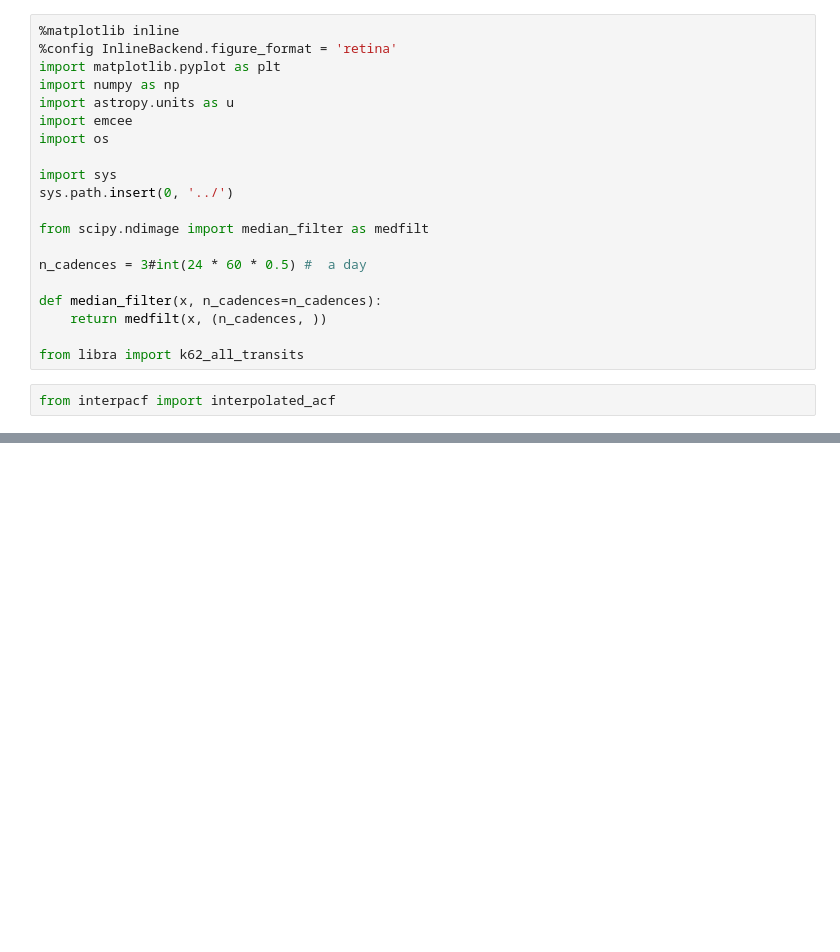
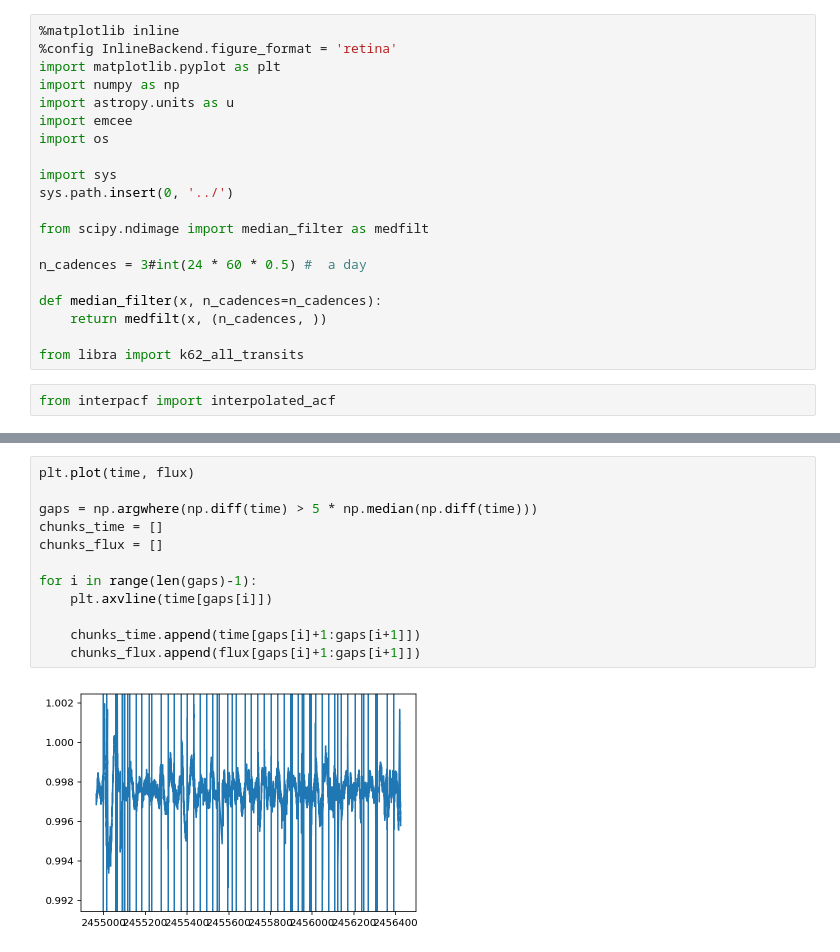
Before and after one commit to bmorris3/libra, a Jupyter notebook: notebooks/k62_acf.ipynb, the cells around one changed output, grey strips where cells are left out. Cells and saved outputs as stored; diff of their text form; blank space fills up the shorter version.

```diff
--- a/notebooks/k62_acf.ipynb
+++ b/notebooks/k62_acf.ipynb
@@ -115,0 +106,14 @@ for i, lc in enumerate(lcs):
+# %%
+plt.plot(time, flux)
+
+gaps = np.argwhere(np.diff(time) > 5 * np.median(np.diff(time)))
+chunks_time = []
+chunks_flux = []
+
+for i in range(len(gaps)-1):
+    plt.axvline(time[gaps[i]])
+
+    chunks_time.append(time[gaps[i]+1:gaps[i+1]])
+    chunks_flux.append(flux[gaps[i]+1:gaps[i+1]])
+# %% [output]
+[figure, added]
```
Also changed, not shown: parts of 4 cells of this notebook.
